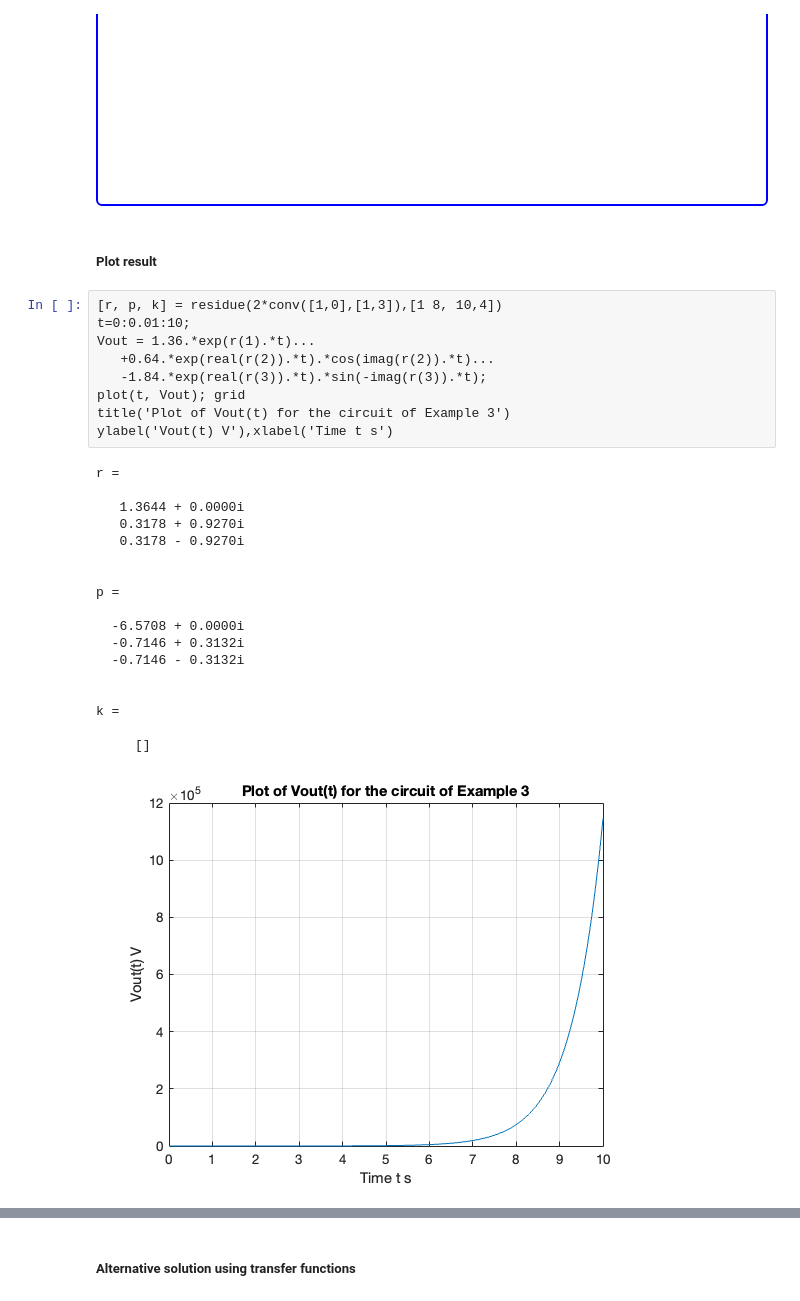
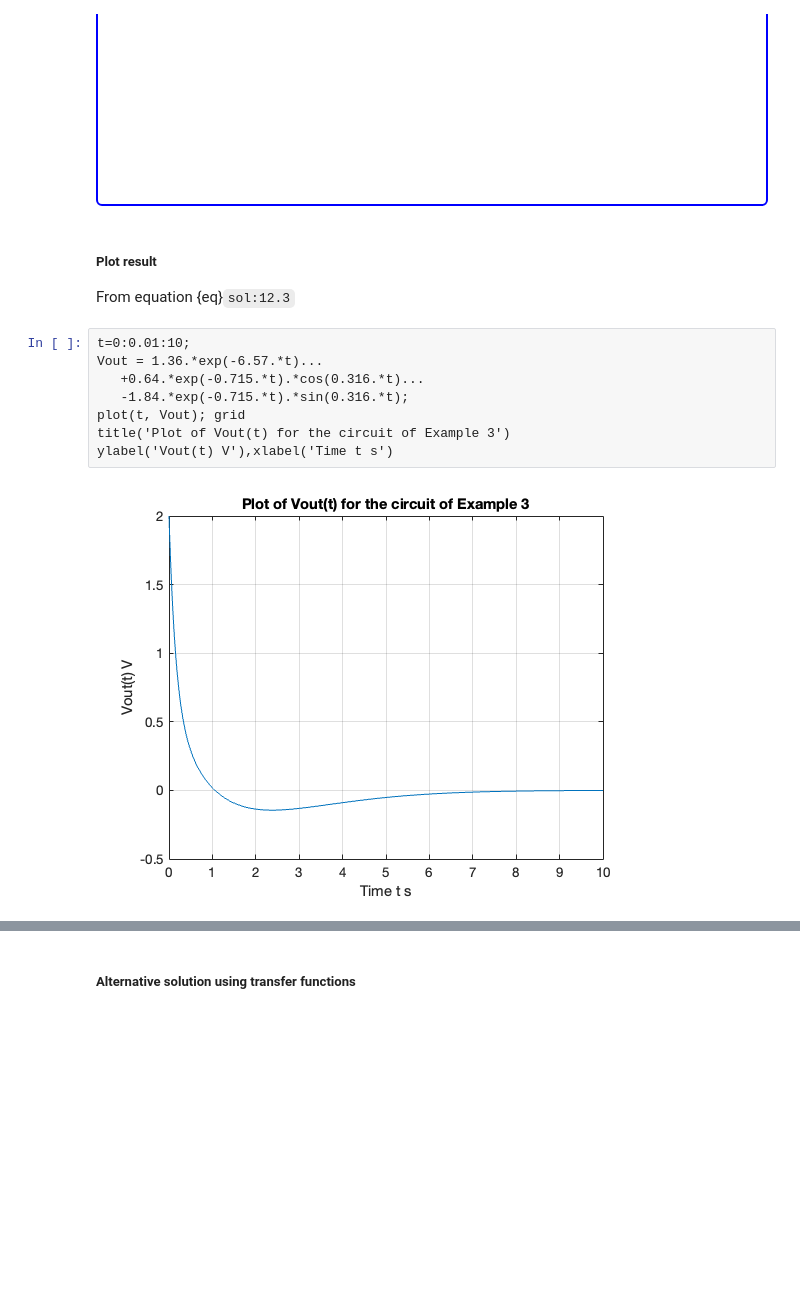
Before and after one commit to cpjobling/eg-150-textbook, a Jupyter notebook: _sources/laplace_transform/5/circuit_analysis.ipynb, the cells around one changed output, grey strips where cells are left out. Drawn from its saved outputs; the diff is of its cells as text; blank space fills up the shorter version.

```diff
--- a/_sources/laplace_transform/5/circuit_analysis.ipynb
+++ b/_sources/laplace_transform/5/circuit_analysis.ipynb
@@ -674,31 +693,15 @@ y =
 </pre>
 # %% [markdown]
 ##### Plot result
+
+From equation {eq}`sol:12.3`
 # %%
-[r, p, k] = residue(2*conv([1,0],[1,3]),[1 8, 10,4])
 t=0:0.01:10;
-Vout = 1.36.*exp(r(1).*t)...
-   +0.64.*exp(real(r(2)).*t).*cos(imag(r(2)).*t)...
-   -1.84.*exp(real(r(3)).*t).*sin(-imag(r(3)).*t);
+Vout = 1.36.*exp(-6.57.*t)...
+   +0.64.*exp(-0.715.*t).*cos(0.316.*t)...
+   -1.84.*exp(-0.715.*t).*sin(0.316.*t);
 plot(t, Vout); grid
 title('Plot of Vout(t) for the circuit of Example 3')
 ylabel('Vout(t) V'),xlabel('Time t s')
 # %% [output]
-r =
-
-   1.3644 + 0.0000i
-   0.3178 + 0.9270i
-   0.3178 - 0.9270i
-
-
-p =
-
-  -6.5708 + 0.0000i
-  -0.7146 + 0.3132i
-  -0.7146 - 0.3132i
-
-
-k =
-
-     []
-[figure, old version]
+[figure, new version]
```
Also changed, not shown: parts of 9 cells of this notebook, 41 other files.
